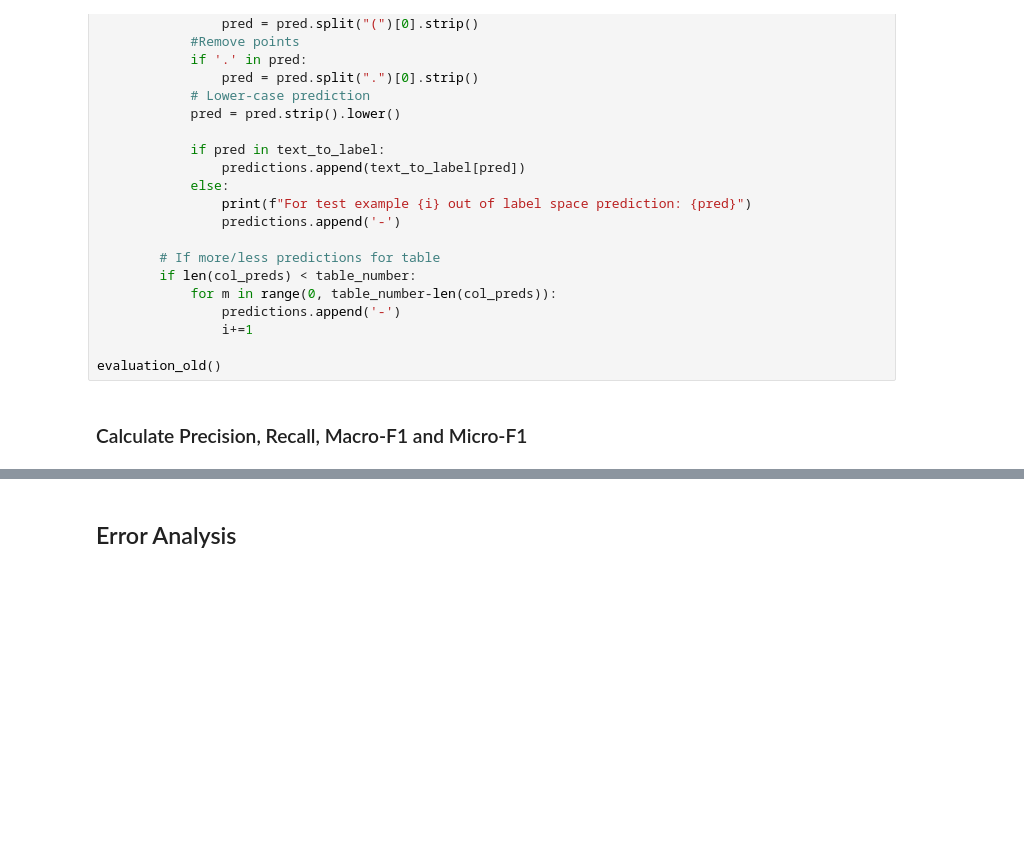
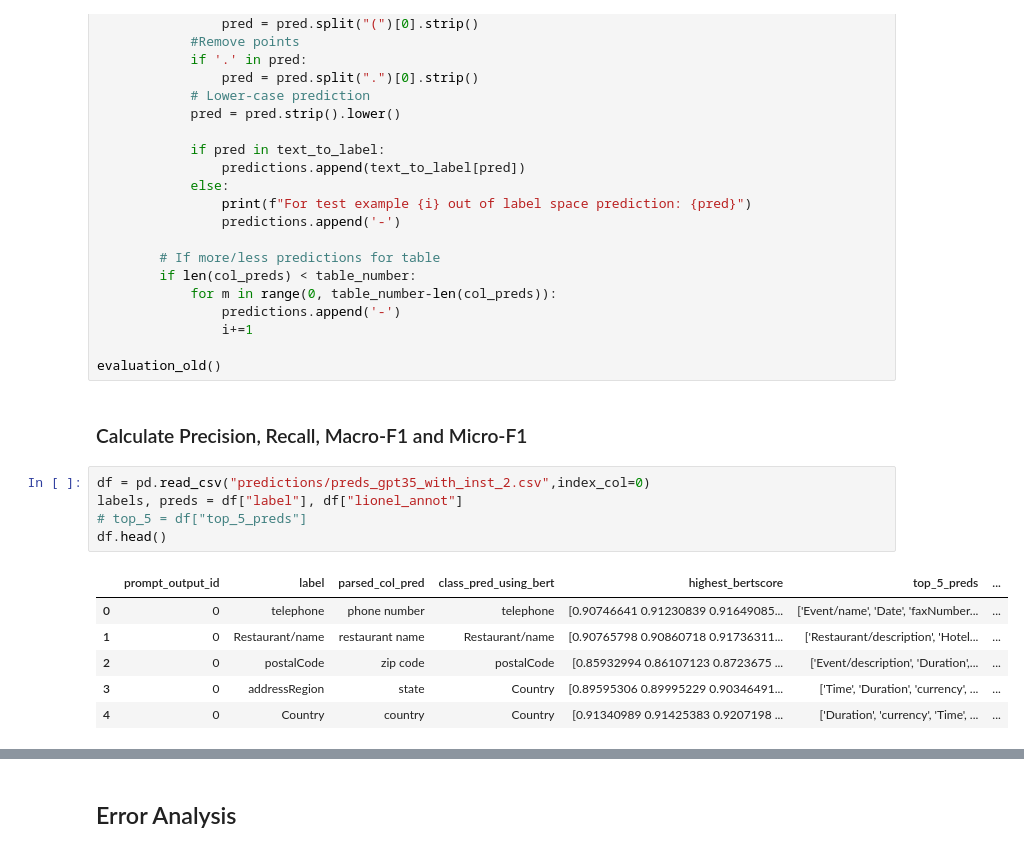
Before and after one commit to CornellDB/SemanticAnnotationBenchmark, a Jupyter notebook: Prompt-table-experiments.ipynb, the cells around one changed output, grey strips where cells are left out. Cells and saved outputs as stored; diff of their text form; blank space fills up the shorter version.

```diff
--- a/Prompt-table-experiments.ipynb
+++ b/Prompt-table-experiments.ipynb
@@ -386,3 +409,15 @@ def evaluation_old():
 evaluation_old()
 # %% [markdown]
 ### Calculate Precision, Recall, Macro-F1 and Micro-F1
+# %%
+df = pd.read_csv("predictions/preds_gpt35_with_inst_2.csv",index_col=0)
+labels, preds = df["label"], df["lionel_annot"]
+# top_5 = df["top_5_preds"]
+df.head()
+# %% [output]
+|  | prompt_output_id | label | parsed_col_pred | class_pred_using_bert | highest_bertscore | top_5_preds | ... |
+| 0 | 0 | telephone | phone number | telephone | [0.90746641 0.91230839 0.91649085... | ['Event/name', 'Date', 'faxNumber... | ... |
+| 1 | 0 | Restaurant/name | restaurant name | Restaurant/name | [0.90765798 0.90860718 0.91736311... | ['Restaurant/description', 'Hotel... | ... |
+| 2 | 0 | postalCode | zip code | postalCode | [0.85932994 0.86107123 0.8723675 ... | ['Event/description', 'Duration',... | ... |
+| 3 | 0 | addressRegion | state | Country | [0.89595306 0.89995229 0.90346491... | ['Time', 'Duration', 'currency', ... | ... |
+| 4 | 0 | Country | country | Country | [0.91340989 0.91425383 0.9207198 ... | ['Duration', 'currency', 'Time', ... | ... |
```
Also changed, not shown: parts of 11 cells of this notebook, 4 other files.
